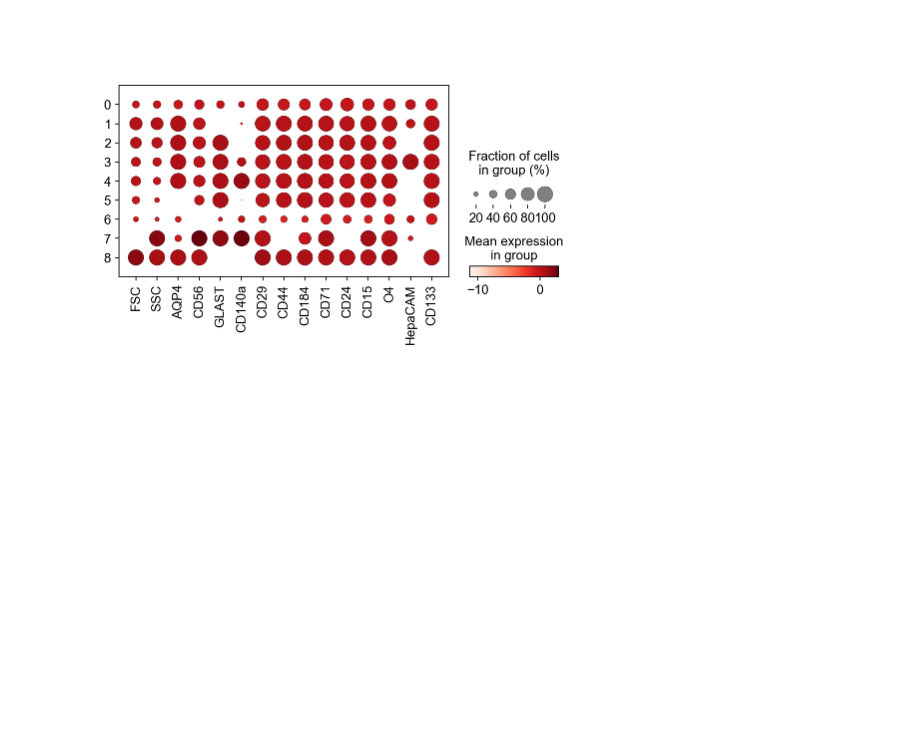
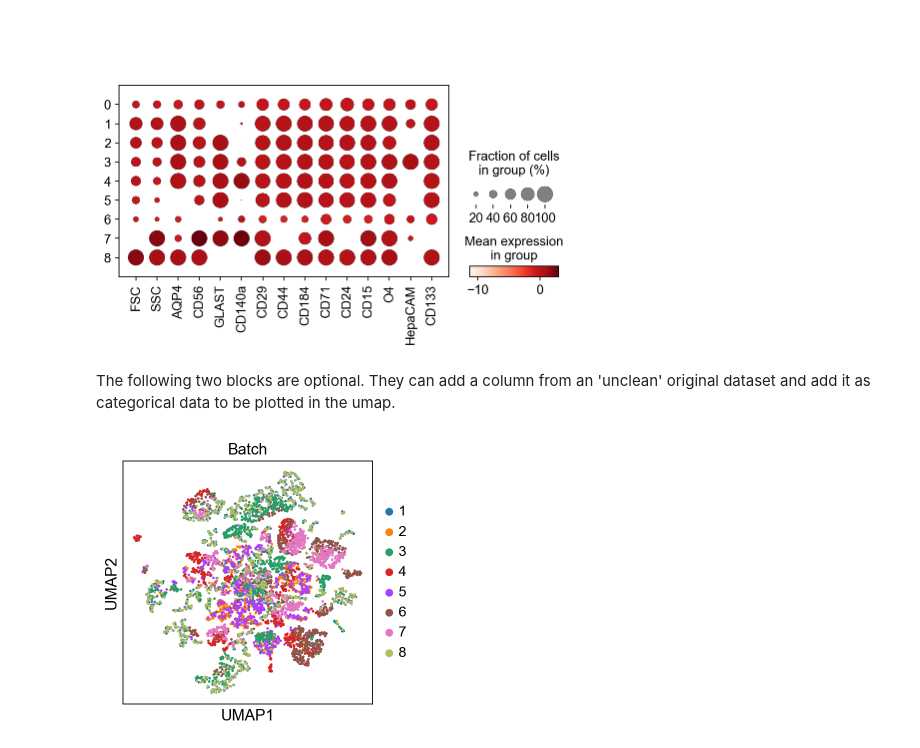
Before and after one commit to srazavi/Clustering_visualization, a Jupyter notebook: cl_visual.ipynb, the cells around one changed output. Drawn from its saved outputs; the diff is of its cells as text; code cells hidden in the pictures; blank space fills up the shorter version.

Commit message:
adds functionality to add categorical data from original dataset to be plotted on umap.

```diff
--- a/cl_visual.ipynb
+++ b/cl_visual.ipynb
@@ -36,3 +37,23 @@ sc.pl.umap(adata, color=leiden_res_key+'_'+selected_neighbors_key)
 sc.pl.dotplot(adata, adata.var.index, groupby=leiden_res_key+'_'+selected_neighbors_key)
 # %% [output]
 [figure]
+# %% [markdown]
+The following two blocks are optional. They can add a column from an 'unclean' original dataset and add it as categorical data to be plotted in the umap.
+# %%
+original_dataset = 'dataset.csv'
+column_to_add = 'Batch'
+# %%
+dataframe = pd.read_csv(original_dataset)
+
+batch_set = set(dataframe[column_to_add])
+batch_number_dict = {}
+i = 1
+for item in batch_set:
+	batch_number_dict[item] = i
+	i += 1
+
+dataframe.set_index(adata.obs.index, inplace=True)
+adata.obs[column_to_add] = dataframe[column_to_add].map(batch_number_dict).astype('category')
+sc.pl.umap(adata, color=column_to_add)
+# %% [output]
+[figure, added]
```
Also changed, not shown: parts of 1 cell of this notebook.
